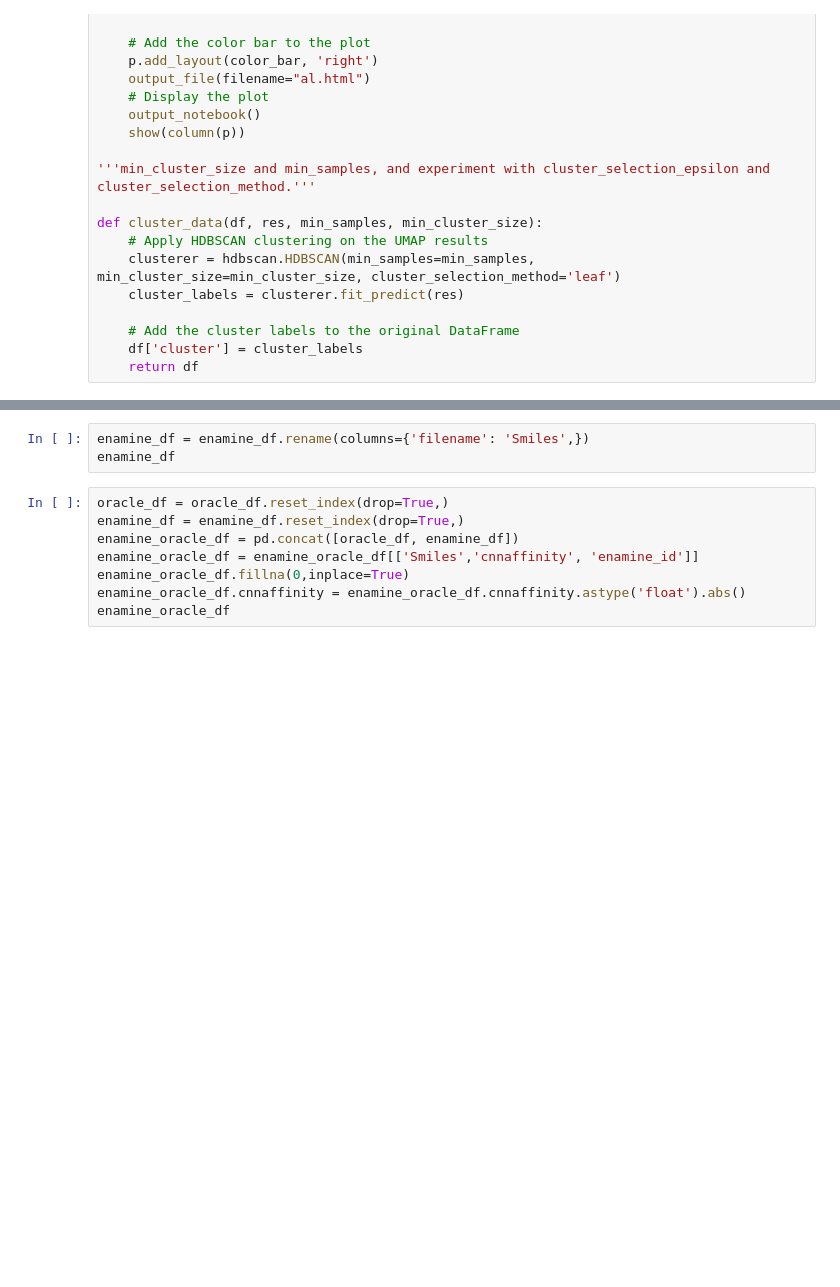
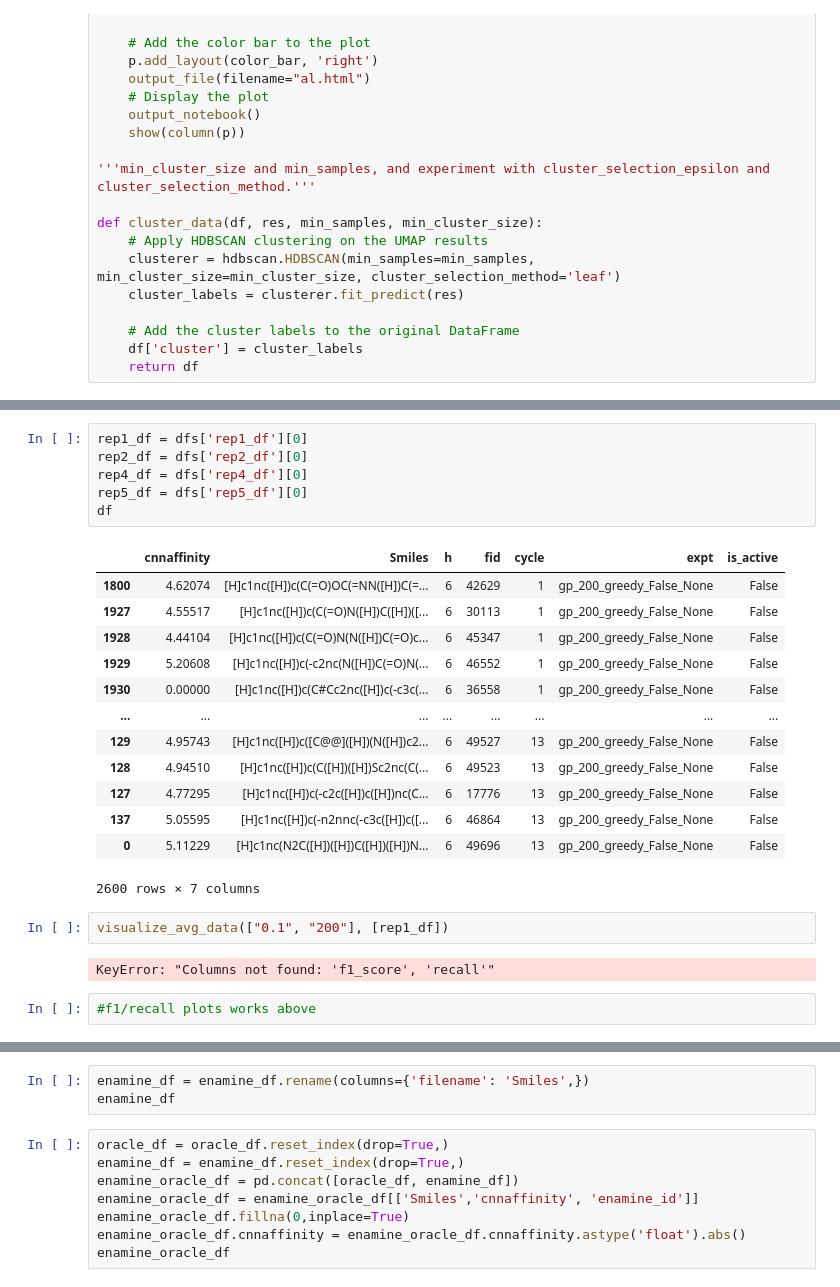
Before and after one commit to BenCree/fegrow_al_data, a Jupyter notebook: plots.ipynb, the cells around one changed output, grey strips where cells are left out. Saved outputs shown, nothing was run; the diff lists cells and outputs as text; blank space fills up the shorter version.

```diff
--- a/plots.ipynb
+++ b/plots.ipynb
@@ -592,0 +715,26 @@ KeyError: 'ROMol'
+# %%
+rep1_df = dfs['rep1_df'][0]
+rep2_df = dfs['rep2_df'][0]
+rep4_df = dfs['rep4_df'][0]
+rep5_df = dfs['rep5_df'][0]
+df
+# %% [output]
+|  | cnnaffinity | Smiles | h | fid | cycle | expt | is_active |
+| 1800 | 4.62074 | [H]c1nc([H])c(C(=O)OC(=NN([H])C(=... | 6 | 42629 | 1 | gp_200_greedy_False_None | False |
+| 1927 | 4.55517 | [H]c1nc([H])c(C(=O)N([H])C([H])([... | 6 | 30113 | 1 | gp_200_greedy_False_None | False |
+| 1928 | 4.44104 | [H]c1nc([H])c(C(=O)N(N([H])C(=O)c... | 6 | 45347 | 1 | gp_200_greedy_False_None | False |
+| 1929 | 5.20608 | [H]c1nc([H])c(-c2nc(N([H])C(=O)N(... | 6 | 46552 | 1 | gp_200_greedy_False_None | False |
+| 1930 | 0.00000 | [H]c1nc([H])c(C#Cc2nc([H])c(-c3c(... | 6 | 36558 | 1 | gp_200_greedy_False_None | False |
+| ... | ... | ... | ... | ... | ... | ... | ... |
+| 129 | 4.95743 | [H]c1nc([H])c([C@@]([H])(N([H])c2... | 6 | 49527 | 13 | gp_200_greedy_False_None | False |
+| 128 | 4.94510 | [H]c1nc([H])c(C([H])([H])Sc2nc(C(... | 6 | 49523 | 13 | gp_200_greedy_False_None | False |
+| 127 | 4.77295 | [H]c1nc([H])c(-c2c([H])c([H])nc(C... | 6 | 17776 | 13 | gp_200_greedy_False_None | False |
+| 137 | 5.05595 | [H]c1nc([H])c(-n2nnc(-c3c([H])c([... | 6 | 46864 | 13 | gp_200_greedy_False_None | False |
+| 0 | 5.11229 | [H]c1nc(N2C([H])([H])C([H])([H])N... | 6 | 49696 | 13 | gp_200_greedy_False_None | False |
+2600 rows × 7 columns
+# %%
+visualize_avg_data(["0.1", "200"], [rep1_df])
+# %% [output]
+KeyError: "Columns not found: 'f1_score', 'recall'"
+# %%
+#f1/recall plots works above
```
Also changed, not shown: parts of 20 cells of this notebook.
